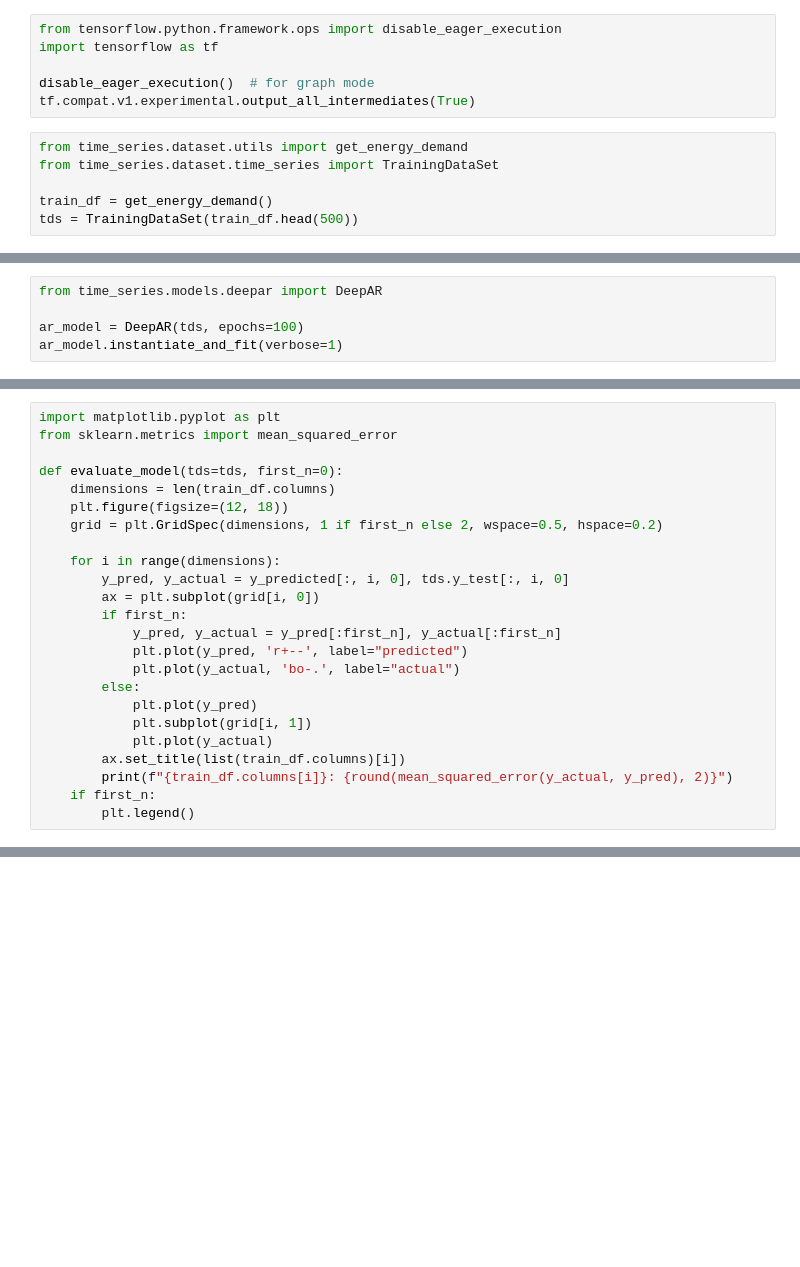
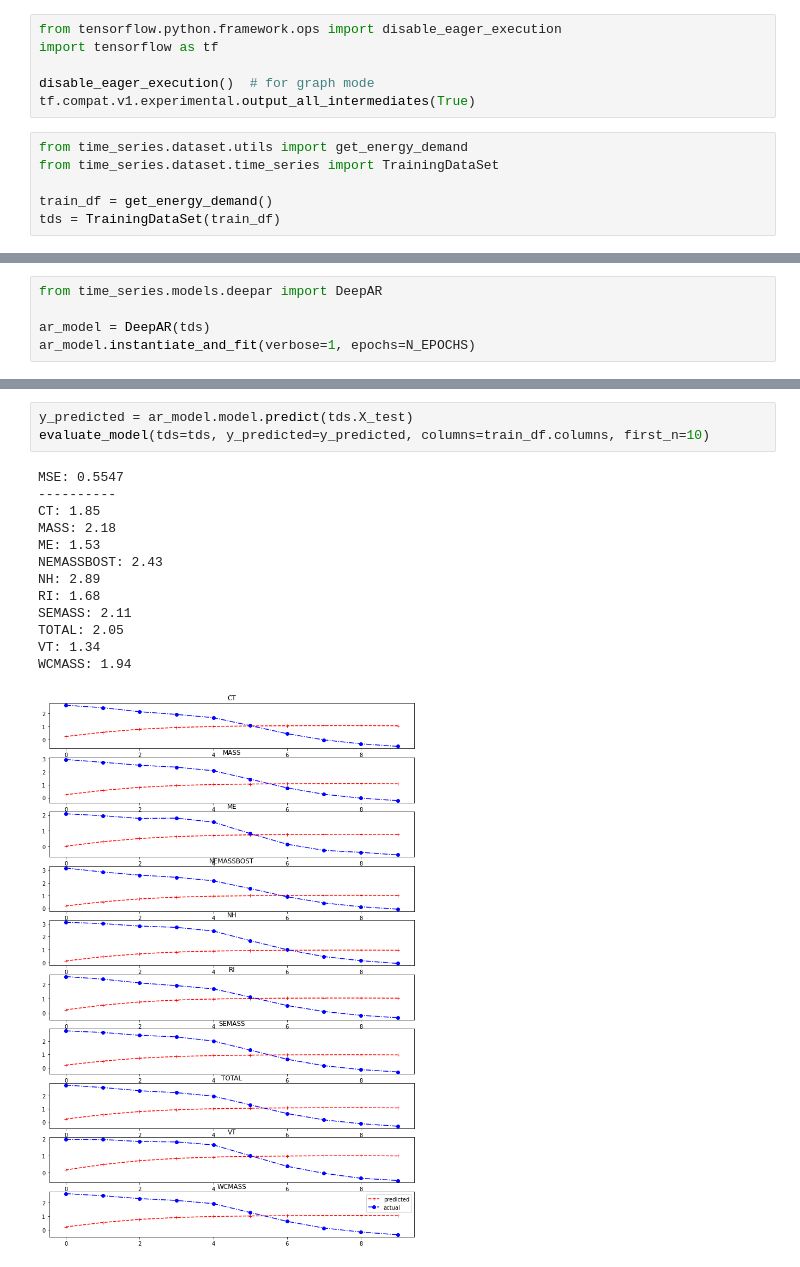
Before and after one commit to benman1/time-series, a Jupyter notebook: notebooks/test_models.ipynb, the cells around one changed output, grey strips where cells are left out. Saved outputs shown, nothing was run; the diff lists cells and outputs as text; blank space fills up the shorter version.

```diff
--- a/notebooks/test_models.ipynb
+++ b/notebooks/test_models.ipynb
@@ -12,4 +18,4 @@ from time_series.dataset.utils import get_energy_demand
 from time_series.dataset.time_series import TrainingDataSet
 
 train_df = get_energy_demand()
-tds = TrainingDataSet(train_df.head(500))
+tds = TrainingDataSet(train_df)
@@ -16,6 +24,6 @@ tds = TrainingDataSet(train_df.head(500))
 # %%
 from time_series.models.deepar import DeepAR
 
-ar_model = DeepAR(tds, epochs=100)
-ar_model.instantiate_and_fit(verbose=1)
+ar_model = DeepAR(tds)
+ar_model.instantiate_and_fit(verbose=1, epochs=N_EPOCHS)
 # %% [output]
@@ -39,24 +48,0 @@ Epoch 100/100
-# %%
-import matplotlib.pyplot as plt
-from sklearn.metrics import mean_squared_error
-
-def evaluate_model(tds=tds, first_n=0):
-    dimensions = len(train_df.columns)
-    plt.figure(figsize=(12, 18))
-    grid = plt.GridSpec(dimensions, 1 if first_n else 2, wspace=0.5, hspace=0.2)
-
-    for i in range(dimensions):
-        y_pred, y_actual = y_predicted[:, i, 0], tds.y_test[:, i, 0]
-        ax = plt.subplot(grid[i, 0])
-        if first_n:
-            y_pred, y_actual = y_pred[:first_n], y_actual[:first_n]
-            plt.plot(y_pred, 'r+--', label="predicted")
-            plt.plot(y_actual, 'bo-.', label="actual")
-        else:
-            plt.plot(y_pred)
-            plt.subplot(grid[i, 1])
-            plt.plot(y_actual)
-        ax.set_title(list(train_df.columns)[i])
-        print(f"{train_df.columns[i]}: {round(mean_squared_error(y_actual, y_pred), 2)}")
-    if first_n:
-        plt.legend()
@@ -80,3 +49,20 @@ WCMASS: 0.16
+# %%
+y_predicted = ar_model.model.predict(tds.X_test)
+evaluate_model(tds=tds, y_predicted=y_predicted, columns=train_df.columns, first_n=10)
+# %% [output]
+MSE: 0.5547
+----------
+CT: 1.85
+MASS: 2.18
+ME: 1.53
+NEMASSBOST: 2.43
+NH: 2.89
+RI: 1.68
+SEMASS: 2.11
+TOTAL: 2.05
+VT: 1.34
+WCMASS: 1.94
+[figure, added]
 # %%
 from time_series.models.nbeats import NBeatsNet
 
```
Also changed, not shown: parts of 14 cells of this notebook.
